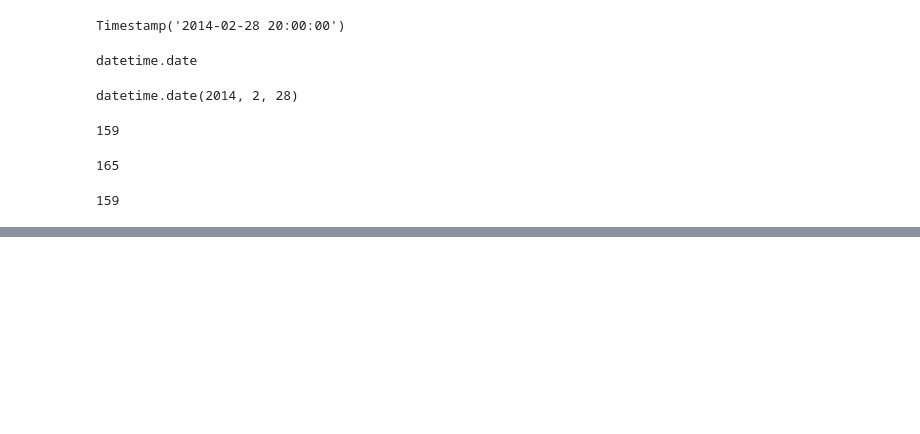
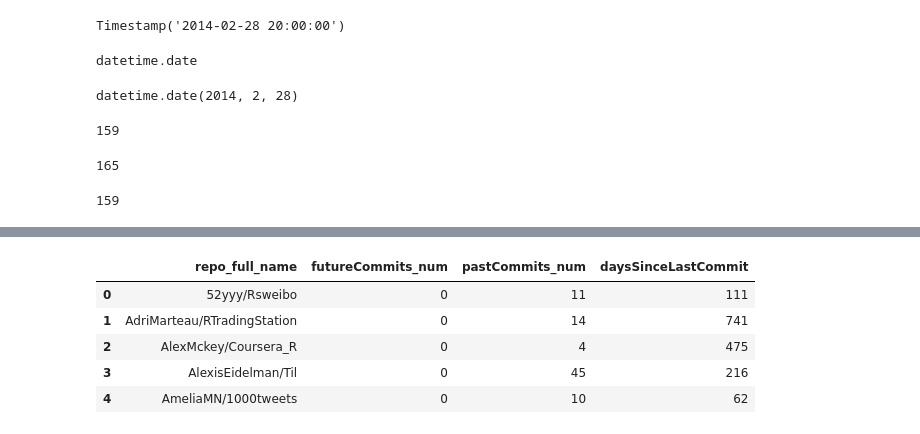
Before and after one commit to gauthamnair/repopulse, a Jupyter notebook: exploringFeatureMaking.ipynb, the cells around one changed output, grey strips where cells are left out. Drawn from its saved outputs; the diff is of its cells as text; code cells hidden in the pictures; blank space fills up the shorter version.

```diff
--- a/exploringFeatureMaking.ipynb
+++ b/exploringFeatureMaking.ipynb
@@ -399,0 +420,9 @@ daysSinceLastNonZero(dailyCommitsHadleyPlyr, tref)
+# %%
+byRepo.head()
+# %% [output]
+|  | repo_full_name | futureCommits_num | pastCommits_num | daysSinceLastCommit |
+| 0 | 52yyy/Rsweibo | 0 | 11 | 111 |
+| 1 | AdriMarteau/RTradingStation | 0 | 14 | 741 |
+| 2 | AlexMckey/Coursera_R | 0 | 4 | 475 |
+| 3 | AlexisEidelman/Til | 0 | 45 | 216 |
+| 4 | AmeliaMN/1000tweets | 0 | 10 | 62 |
```
Also changed, not shown: parts of 11 cells of this notebook, 2 other files.
